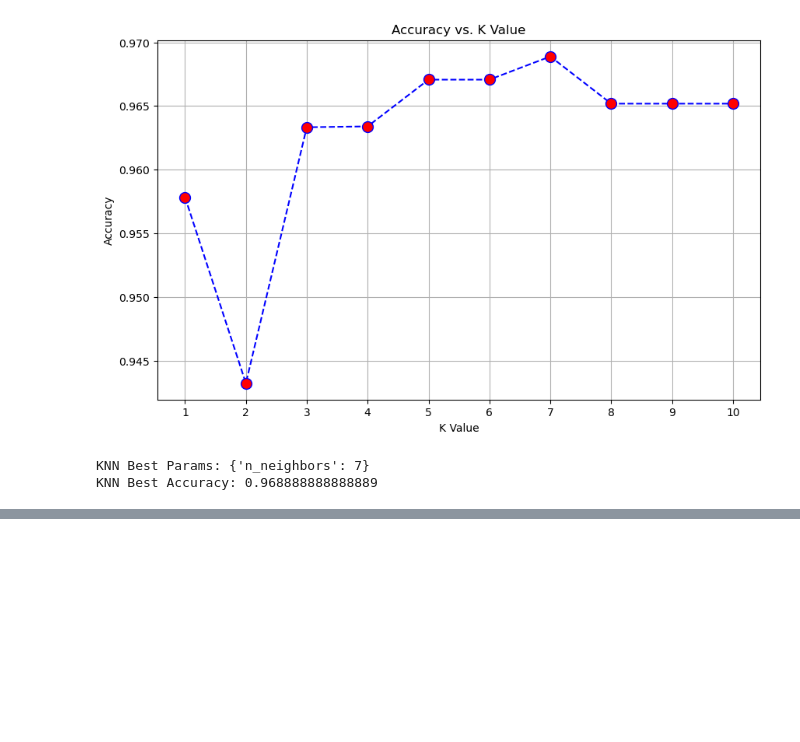
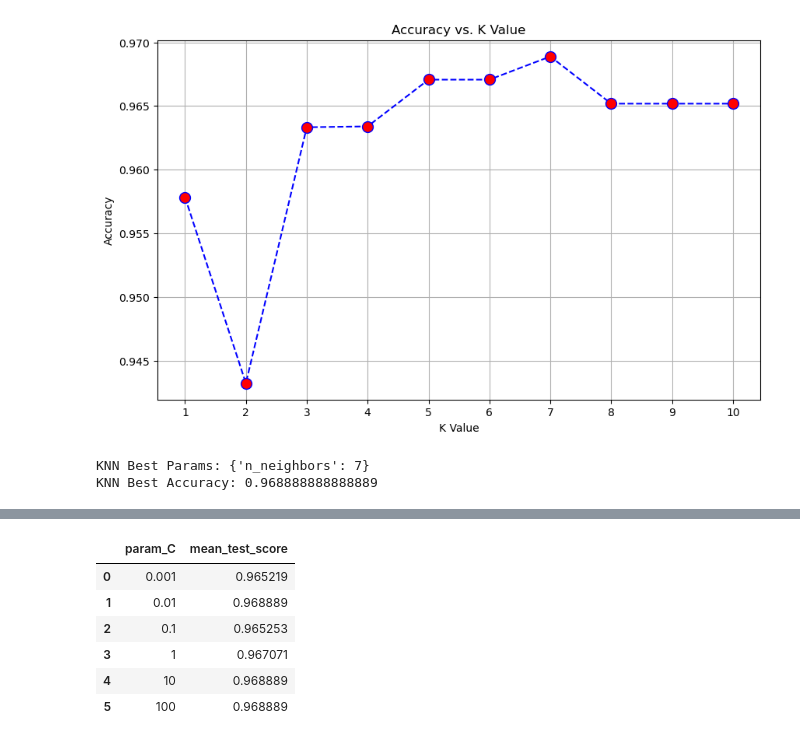
Before and after one commit to sarvesh-selvam/Breast-Cancer-Prediction, a Jupyter notebook: Breast Cancer Prediction (Code).ipynb, the cells around one changed output, grey strips where cells are left out. Cells and saved outputs as stored; diff of their text form; code cells hidden in the pictures; blank space fills up the shorter version.

```diff
--- a/Breast Cancer Prediction (Code).ipynb
+++ b/Breast Cancer Prediction (Code).ipynb
@@ -316,0 +300,19 @@ plot_confusion_matrix(y_test, knn_pred, 'KNN Confusion Matrix')
+# %%
+lr_param_grid = {'C': [0.001, 0.01, 0.1, 1, 10, 100]}
+
+
+lr_grid_search = GridSearchCV(LogisticRegression(max_iter=10000), lr_param_grid, cv=10, scoring='accuracy')
+
+
+lr_grid_search.fit(X_train, y_train)
+
+lr_results = pd.DataFrame(lr_grid_search.cv_results_)
+lr_results[['param_C', 'mean_test_score']]
+# %% [output]
+|  | param_C | mean_test_score |
+| 0 | 0.001 | 0.965219 |
+| 1 | 0.01 | 0.968889 |
+| 2 | 0.1 | 0.965253 |
+| 3 | 1 | 0.967071 |
+| 4 | 10 | 0.968889 |
+| 5 | 100 | 0.968889 |
```
Also changed, not shown: parts of 7 cells of this notebook.
